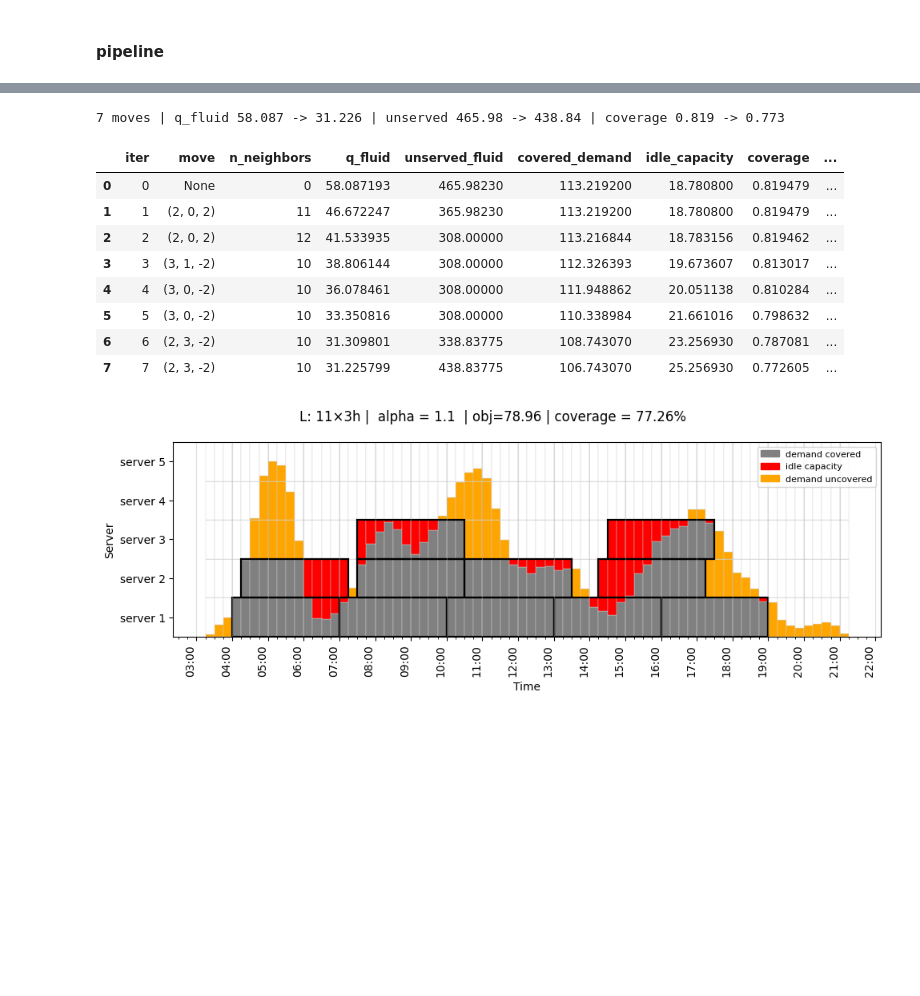
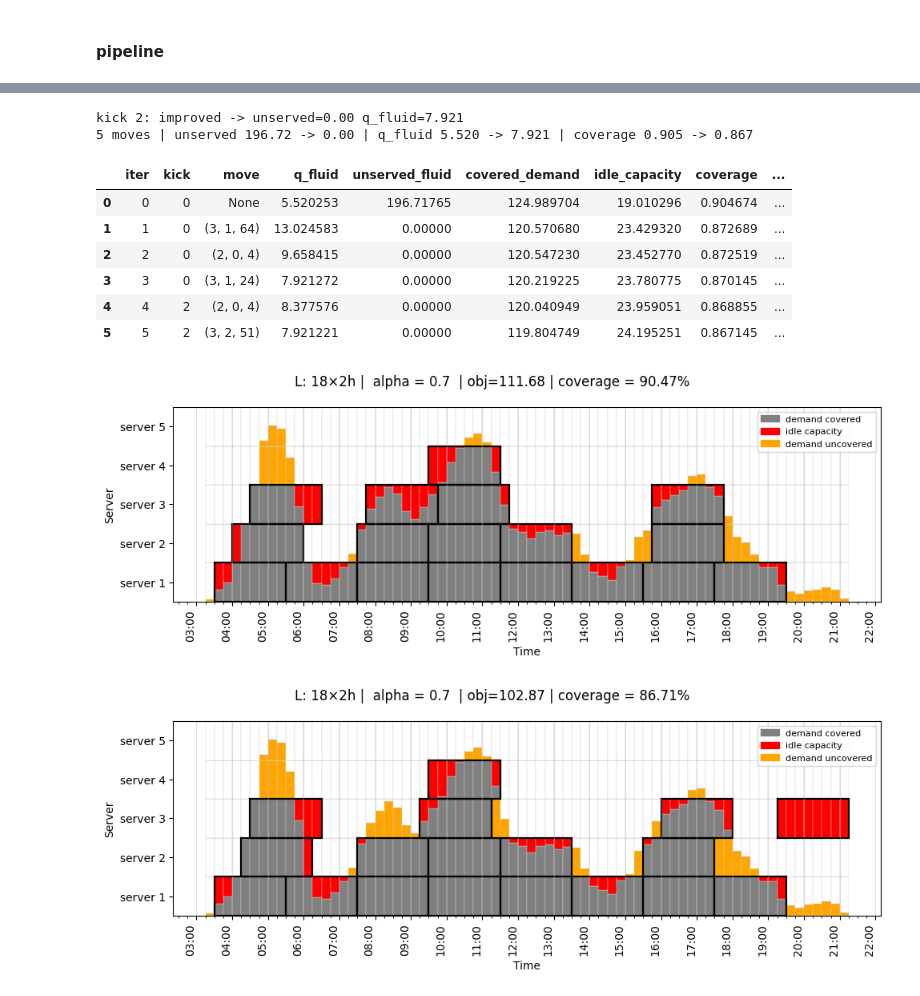
Before and after one commit to ZanchiLorenzo/security_paper, a Jupyter notebook: Tester FLR security.ipynb, the cells around one changed output, grey strips where cells are left out. Drawn from its saved outputs; the diff is of its cells as text; code cells hidden in the pictures; blank space fills up the shorter version.

```diff
--- a/Tester FLR security.ipynb
+++ b/Tester FLR security.ipynb
@@ -2201,9 +2201,9 @@ n_unserved  176.6400  176.6400  0.0000
 #### pipeline
 # %%
 date=dt.datetime(2026, 6, 1)
-alpha = 1.1
-lengths=[3]
-length_totals={3:100}
+alpha = 0.7
+lengths=[2]
+length_totals={2:18}
 K_total=100
 
 schedule_or = pd.read_excel(os.path.join('data', 'schedule.xlsx'))
@@ -2252,31 +2335,34 @@ Avg qtime: 60.34388538652024, Unserved: 482.76
 import app.services.local_search as ls
 import app.services.perturbation as pm
 
-T      = len(planner.arrivals)
+T = len(planner.arrivals)
 labels = res.server_labels
 blocks0 = pm.schedule_to_blocks(planner, res)
 
 best, trace = ls.local_search(
     planner.arrivals.to_numpy(), planner.rate_by_label, planner.demand_grid[:len(labels)],
-    labels, alpha, blocks0, planner.bin_minutes, step=2,
-    unserved_tol=0.0, max_iter=300)
+    labels, alpha, blocks0, planner.bin_minutes,
+    unserved_tol=1, max_iter=500,
+    max_shift=None,
+    n_kicks=20)
 trace
 # %% [output]
-7 moves | q_fluid 58.087 -> 31.226 | unserved 465.98 -> 438.84 | coverage 0.819 -> 0.773
+kick 2: improved -> unserved=0.00 q_fluid=7.921
+5 moves | unserved 196.72 -> 0.00 | q_fluid 5.520 -> 7.921 | coverage 0.905 -> 0.867
-|  | iter | move | n_neighbors | q_fluid | unserved_fluid | covered_demand | idle_capacity | coverage | ... |
-| 0 | 0 | None | 0 | 58.087193 | 465.98230 | 113.219200 | 18.780800 | 0.819479 | ... |
-| 1 | 1 | (2, 0, 2) | 11 | 46.672247 | 365.98230 | 113.219200 | 18.780800 | 0.819479 | ... |
-| 2 | 2 | (2, 0, 2) | 12 | 41.533935 | 308.00000 | 113.216844 | 18.783156 | 0.819462 | ... |
-| 3 | 3 | (3, 1, -2) | 10 | 38.806144 | 308.00000 | 112.326393 | 19.673607 | 0.813017 | ... |
-| 4 | 4 | (3, 0, -2) | 10 | 36.078461 | 308.00000 | 111.948862 | 20.051138 | 0.810284 | ... |
-| 5 | 5 | (3, 0, -2) | 10 | 33.350816 | 308.00000 | 110.338984 | 21.661016 | 0.798632 | ... |
-| 6 | 6 | (2, 3, -2) | 10 | 31.309801 | 338.83775 | 108.743070 | 23.256930 | 0.787081 | ... |
-| 7 | 7 | (2, 3, -2) | 10 | 31.225799 | 438.83775 | 106.743070 | 25.256930 | 0.772605 | ... |
+|  | iter | kick | move | q_fluid | unserved_fluid | covered_demand | idle_capacity | coverage | ... |
+| 0 | 0 | 0 | None | 5.520253 | 196.71765 | 124.989704 | 19.010296 | 0.904674 | ... |
+| 1 | 1 | 0 | (3, 1, 64) | 13.024583 | 0.00000 | 120.570680 | 23.429320 | 0.872689 | ... |
+| 2 | 2 | 0 | (2, 0, 4) | 9.658415 | 0.00000 | 120.547230 | 23.452770 | 0.872519 | ... |
+| 3 | 3 | 0 | (3, 1, 24) | 7.921272 | 0.00000 | 120.219225 | 23.780775 | 0.870145 | ... |
+| 4 | 4 | 2 | (2, 0, 4) | 8.377576 | 0.00000 | 120.040949 | 23.959051 | 0.868855 | ... |
+| 5 | 5 | 2 | (3, 2, 51) | 7.921221 | 0.00000 | 119.804749 | 24.195251 | 0.867145 | ... |
 # %%
 res_ls = pm.res_with_blocks(planner, res, best)
+plotutils.plot_allocation(res, show_second=False)
 plotutils.plot_allocation(res_ls, show_second=False)
 # %% [output]
-[figure, old version]
+[figure, new version]
+[figure, added]
 # %%
 # valutazione baseline con simulator
 classe2= security_class.SecuritySimulator(
```
Also changed, not shown: parts of 9 cells of this notebook, 3 other files.
